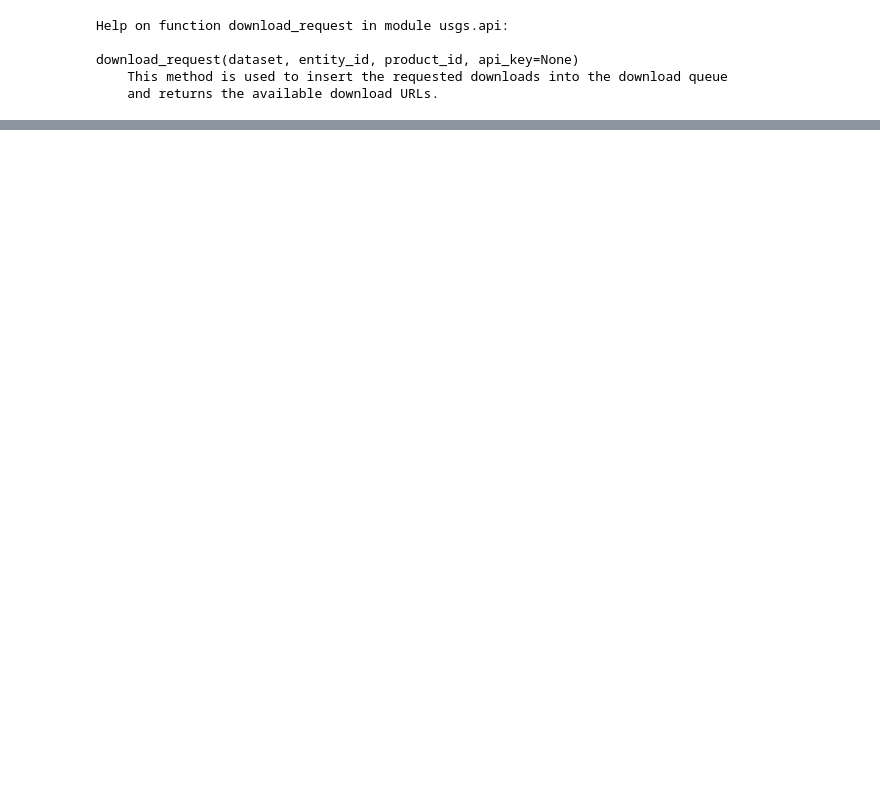
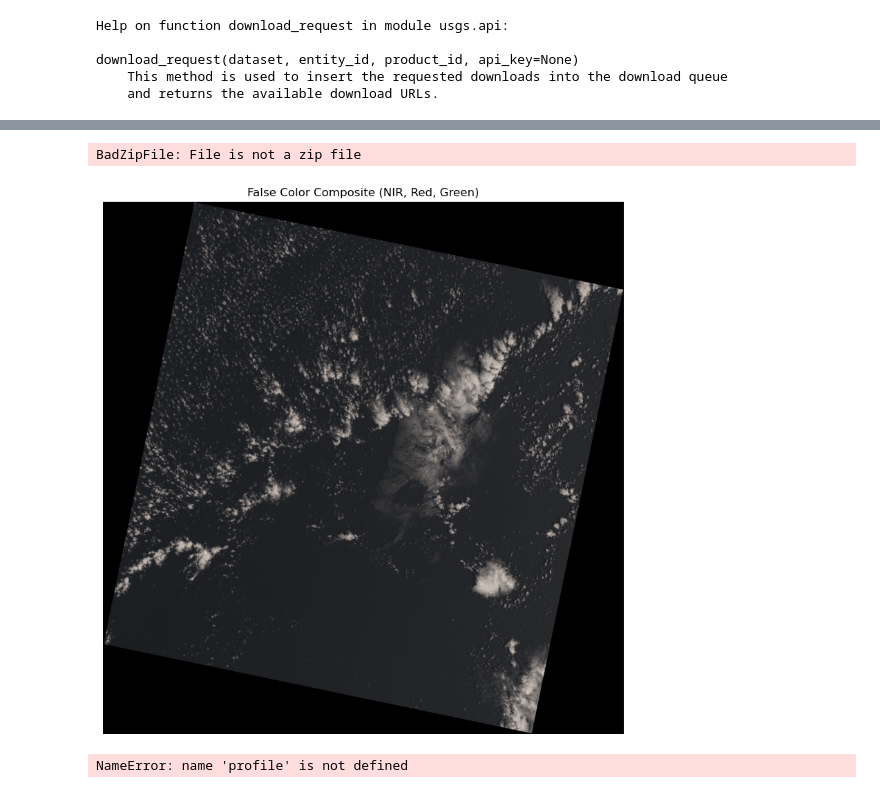
Before and after one commit to scouser-ulster/EGM722_Project, a Jupyter notebook: EMG722_Project_GlacierAreaCalcualtor.ipynb, the cells around one changed output, grey strips where cells are left out. Saved outputs shown, nothing was run; the diff lists cells and outputs as text; code cells hidden in the pictures; blank space fills up the shorter version.

Commit message:
Learned how to downlaod images and oresent in false coloir

```diff
--- a/EMG722_Project_GlacierAreaCalcualtor.ipynb
+++ b/EMG722_Project_GlacierAreaCalcualtor.ipynb
@@ -208,0 +312,75 @@ api.download_options(
+# %%
+import zipfile
+import os
+
+# Path to the zip file you downloaded
+zip_path = 'Landsat8_Images/LC08_L1GT_072043_20170501_20201016_02_T2 (2).tar'
+
+# Path where you want to extract the files
+extract_to = 'Landsat8_Images/extracted/'
+
+# Make sure the extraction folder exists
+os.makedirs(extract_to, exist_ok=True)
+
+# Open and extract
+with zipfile.ZipFile(zip_path, 'r') as zip_ref:
+    zip_ref.extractall(extract_to)
+
+print(f"✅ Files extracted to {extract_to}")
+# %% [output]
+BadZipFile: File is not a zip file
+# %%
+import rasterio
+import numpy as np
+import matplotlib.pyplot as plt
+
+# Paths to your TIFF files
+band5_path = 'Landsat8_Images/extracted/LC08_L1GT_072043_20170501_20201016_02_T2_B5.TIF'  # Near-Infrared
+band4_path = 'Landsat8_Images/extracted/LC08_L1GT_072043_20170501_20201016_02_T2_B4.TIF'  # Red
+band3_path = 'Landsat8_Images/extracted/LC08_L1GT_072043_20170501_20201016_02_T2_B3.TIF'  # Green
+
+# Open the bands
+with rasterio.open(band5_path) as band5:
+    b5 = band5.read(1)
+
+with rasterio.open(band4_path) as band4:
+    b4 = band4.read(1)
+
+with rasterio.open(band3_path) as band3:
+    b3 = band3.read(1)
+
+# Stack bands into a single 3D array (R, G, B)
+false_color = np.dstack((b5, b4, b3))
+
+# Optional: Stretch the values to [0, 1] for display
+def normalize(array):
+    array_min, array_max = array.min(), array.max()
+    return (array - array_min) / (array_max - array_min)
+
+false_color_norm = normalize(false_color)
+
+# Display the false color image
+plt.figure(figsize=(10, 10))
+plt.imshow(false_color_norm)
+plt.title('False Color Composite (NIR, Red, Green)')
+plt.axis('off')
+plt.show()
+
+
+# Save the new stacked image
+output_path = 'Landsat8_Images/'
+
+# Update profile for 3 bands
+profile.update(
+    count=3,  # 3 bands (R, G, B)
+    dtype=rasterio.uint16  # Keep same dtype or adjust if needed
+)
+
+# Save
+with rasterio.open(output_path, 'w', **profile) as dst:
+    dst.write(false_color)
+
+print(f"False color image saved to: {output_path}")
+# %% [output]
+[figure, added]
+NameError: name 'profile' is not defined
```
Also changed, not shown: parts of 29 cells of this notebook, 23 other files.
